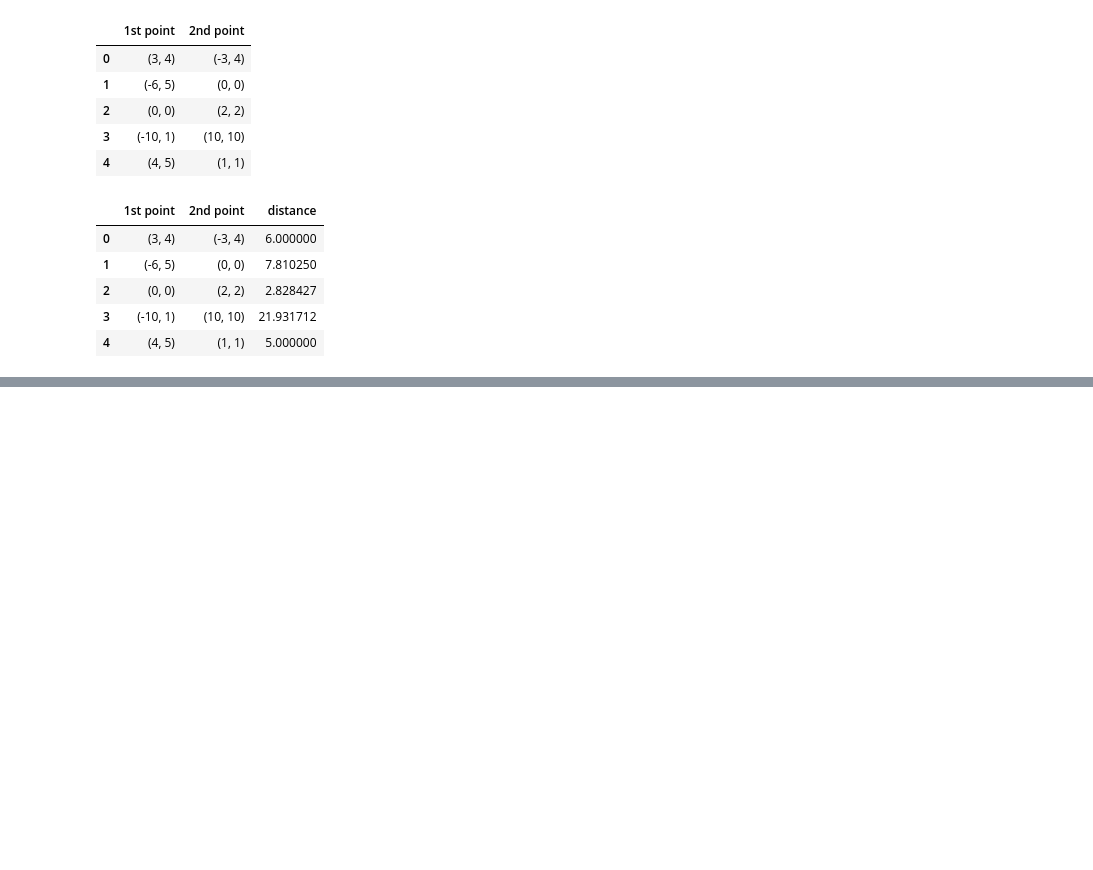
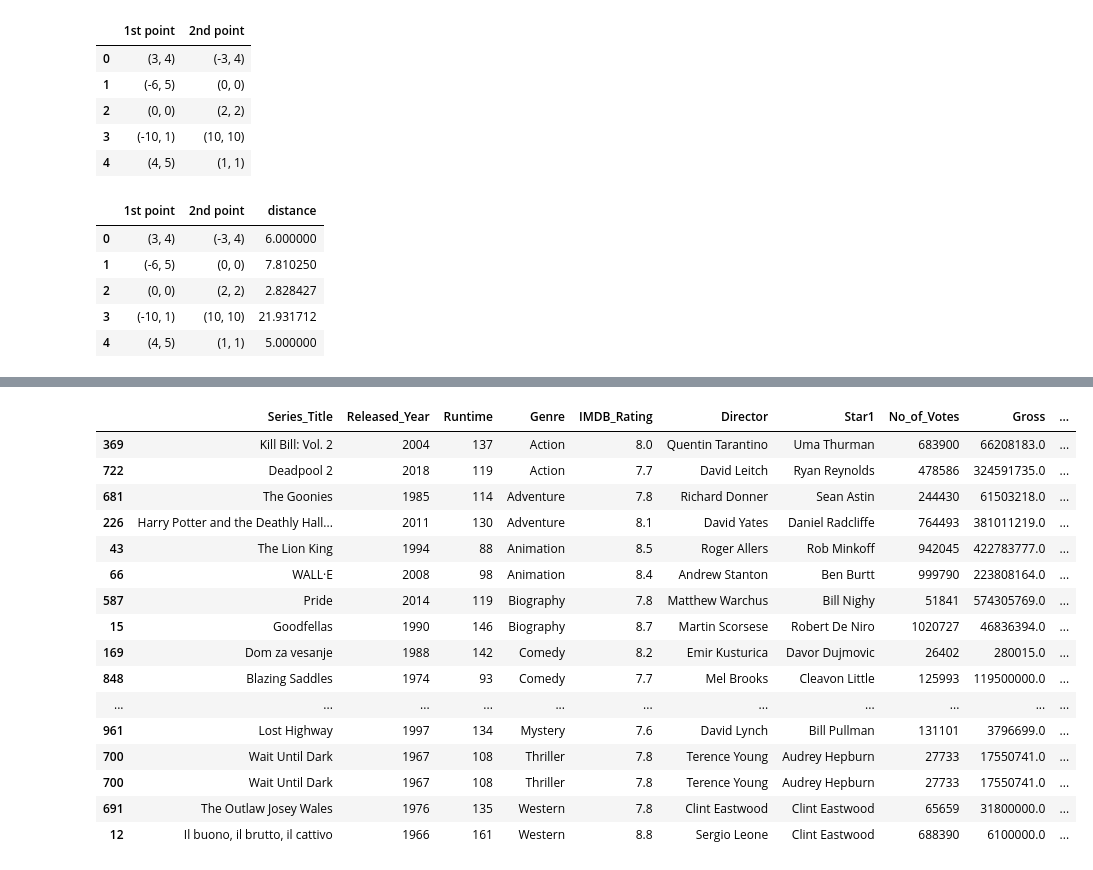
Before and after one commit to sunildsde77/dsdepractice, a Jupyter notebook: Dsdepractice.ipynb, the cells around one changed output, grey strips where cells are left out. Saved outputs shown, nothing was run; the diff lists cells and outputs as text; code cells hidden in the pictures; blank space fills up the shorter version.

```diff
--- a/Dsdepractice.ipynb
+++ b/Dsdepractice.ipynb
@@ -1659,0 +2008,20 @@ points_df
+# %%
+genre.sample(2,replace=True)
+# %% [output]
+|  | Series_Title | Released_Year | Runtime | Genre | IMDB_Rating | Director | Star1 | No_of_Votes | Gross | ... |
+| 369 | Kill Bill: Vol. 2 | 2004 | 137 | Action | 8.0 | Quentin Tarantino | Uma Thurman | 683900 | 66208183.0 | ... |
+| 722 | Deadpool 2 | 2018 | 119 | Action | 7.7 | David Leitch | Ryan Reynolds | 478586 | 324591735.0 | ... |
+| 681 | The Goonies | 1985 | 114 | Adventure | 7.8 | Richard Donner | Sean Astin | 244430 | 61503218.0 | ... |
+| 226 | Harry Potter and the Deathly Hall... | 2011 | 130 | Adventure | 8.1 | David Yates | Daniel Radcliffe | 764493 | 381011219.0 | ... |
+| 43 | The Lion King | 1994 | 88 | Animation | 8.5 | Roger Allers | Rob Minkoff | 942045 | 422783777.0 | ... |
+| 66 | WALL·E | 2008 | 98 | Animation | 8.4 | Andrew Stanton | Ben Burtt | 999790 | 223808164.0 | ... |
+| 587 | Pride | 2014 | 119 | Biography | 7.8 | Matthew Warchus | Bill Nighy | 51841 | 574305769.0 | ... |
+| 15 | Goodfellas | 1990 | 146 | Biography | 8.7 | Martin Scorsese | Robert De Niro | 1020727 | 46836394.0 | ... |
+| 169 | Dom za vesanje | 1988 | 142 | Comedy | 8.2 | Emir Kusturica | Davor Dujmovic | 26402 | 280015.0 | ... |
+| 848 | Blazing Saddles | 1974 | 93 | Comedy | 7.7 | Mel Brooks | Cleavon Little | 125993 | 119500000.0 | ... |
+| ... | ... | ... | ... | ... | ... | ... | ... | ... | ... | ... |
+| 961 | Lost Highway | 1997 | 134 | Mystery | 7.6 | David Lynch | Bill Pullman | 131101 | 3796699.0 | ... |
+| 700 | Wait Until Dark | 1967 | 108 | Thriller | 7.8 | Terence Young | Audrey Hepburn | 27733 | 17550741.0 | ... |
+| 700 | Wait Until Dark | 1967 | 108 | Thriller | 7.8 | Terence Young | Audrey Hepburn | 27733 | 17550741.0 | ... |
+| 691 | The Outlaw Josey Wales | 1976 | 135 | Western | 7.8 | Clint Eastwood | Clint Eastwood | 65659 | 31800000.0 | ... |
+| 12 | Il buono, il brutto, il cattivo | 1966 | 161 | Western | 8.8 | Sergio Leone | Clint Eastwood | 688390 | 6100000.0 | ... |
```
Also changed, not shown: parts of 69 cells of this notebook, 1 other file.
